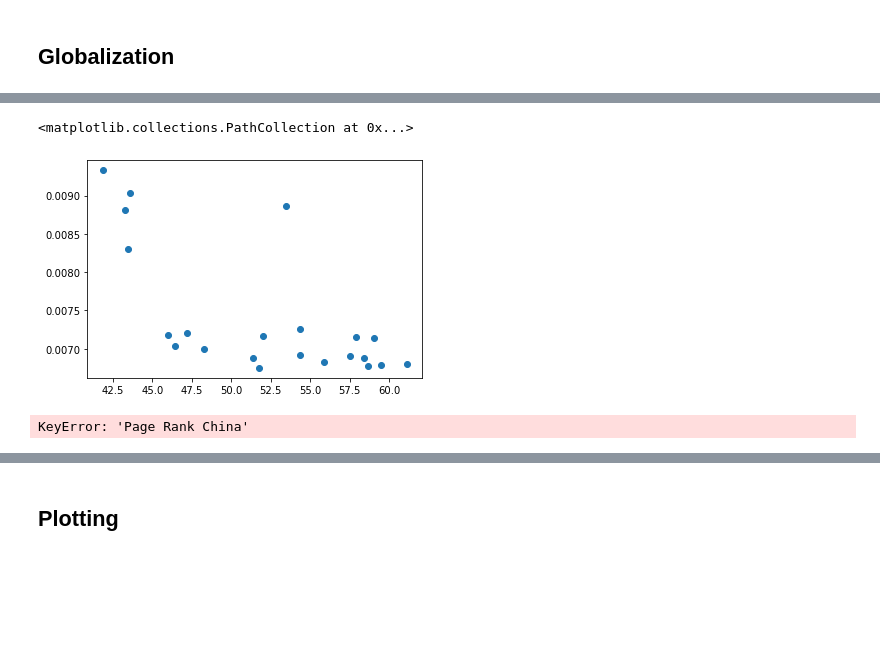
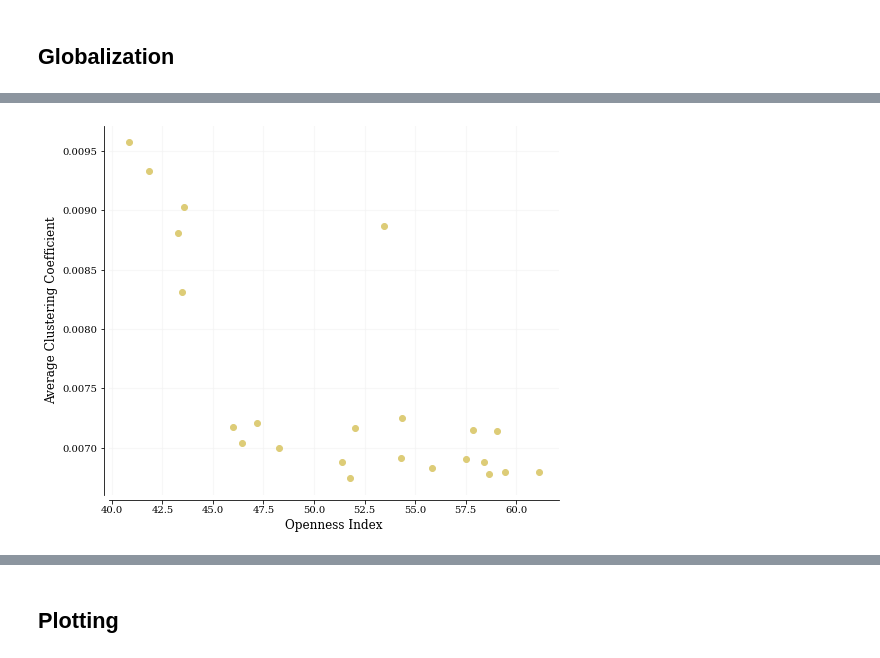
Before and after one commit to heissjl/gp-lio-network, a Jupyter notebook: 02_analysis.ipynb, the cells around one changed output, grey strips where cells are left out. Cells and saved outputs as stored; diff of their text form; code cells hidden in the pictures; blank space fills up the shorter version.

```diff
--- a/02_analysis.ipynb
+++ b/02_analysis.ipynb
@@ -51,7 +380,7 @@ print(G07.get_edge_data(842, 156))
 data_avg = pd.read_pickle('../../data/baci_weighted_average.pkl')
 # %%
 ## create undirected weighted average graphs from dataframes
-
+N95 = nx.from_pandas_edgelist(data_avg[(data_avg['t']==1995)], 'i', 'j', 'v_minmax_avg', create_using=nx.Graph())
 N96 = nx.from_pandas_edgelist(data_avg[(data_avg['t']==1996)], 'i', 'j', 'v_minmax_avg', create_using=nx.Graph())
 N97 = nx.from_pandas_edgelist(data_avg[(data_avg['t']==1997)], 'i', 'j', 'v_minmax_avg', create_using=nx.Graph())
 N98 = nx.from_pandas_edgelist(data_avg[(data_avg['t']==1998)], 'i', 'j', 'v_minmax_avg', create_using=nx.Graph())
@@ -83,9 +408,9 @@ print(N11.get_edge_data(156, 842))
 # %%
-graph_list = [N96,N97,N98,N99,N00,N01,N02,N03,N04,N05,N06,N07,N08,N09,N10,N11,N12,N13,N14,N15,N16,N17]
+graph_list = [N95,N96,N97,N98,N99,N00,N01,N02,N03,N04,N05,N06,N07,N08,N09,N10,N11,N12,N13,N14,N15,N16,N17]
 
 
 ##TODO: subset graphs to kgN
-node_set_list = [set(N96),set(N97),set(N98),set(N99),set(N00),set(N01),set(N02),set(N03),set(N04),set(N05),set(N06),set(N07),set(N08),set(N09),set(N10),set(N11),set(N12),set(N13),set(N14),set(N15),set(N16),set(N17)]
+node_set_list = [set(N95),set(N96),set(N97),set(N98),set(N99),set(N00),set(N01),set(N02),set(N03),set(N04),set(N05),set(N06),set(N07),set(N08),set(N09),set(N10),set(N11),set(N12),set(N13),set(N14),set(N15),set(N16),set(N17)]
 
 i = set.intersection(*node_set_list)
 u = set.union(*node_set_list)
@@ -107,6 +432,6 @@ for i in c:
     dropped_states.append(country_codes[country_codes['country_code']==i]['country_name_abbreviation'])
 
 # print names
-print(dropped_states)
+#print(dropped_states)
 # %% [output]
 {516, 652, 16, 530, 275, 531, 534, 535, 674, 426, 175, 688, 56, 697, 442, 58, 316, 710, 711, 72, 849, 728, 729, 736, 748, 499, 891}
@@ -132,7 +441,8 @@ Name: country_name_abbreviation, dtype: object]
 ## Globalization
 # %%
 OPIX.dropna()
-year_list_int = [1996,1997,1998,1999,2000,2001,2002,2003,2004,2005,2006,2007,2008,2009,2010,2011,2012,2013,2014,2015,2016,2017]
+OPIX2 = OPIX.copy()
+year_list_int = [1995,1996,1997,1998,1999,2000,2001,2002,2003,2004,2005,2006,2007,2008,2009,2010,2011,2012,2013,2014,2015,2016,2017]
 OPIX = OPIX[OPIX['Year'].isin(year_list_int)]
 OPIX
 # %% [output]
@@ -255,10 +716,33 @@ plt.scatter(sumdf['Year'],sumdf['Average Clustering Coefficient'])
 # %%
-plt.scatter(sumdf['OPIX'],sumdf['Average Clustering Coefficient'])
+fig = plt.figure()
+ax = plt.axes()
+
+ax.grid(color="0.95", linestyle='-', linewidth=1.2, alpha=0.6)
+
+ax.scatter(sumdf['OPIX'], sumdf['Average Clustering Coefficient'], label='Clustering Coefficient', color=cmap(2))
+
+ax.set_xlabel('Openness Index')
+ax.set_ylabel('Average Clustering Coefficient')
+
+
+#ax.set_xlim(xmin=1995, xmax=2017)
+#ax.set_ylim(ymin=-0.11, ymax=-0.06)
+ax.tick_params(pad=2.8, labelbottom=False, labeltop=True, labelleft=True, labelright=False)
+ax.get_xaxis().tick_bottom()
+ax.get_yaxis().tick_left()
+ax.tick_params(axis='x', direction='out')
+ax.tick_params(axis='y', direction='out')
+ax.spines['top'].set_visible(False)
+ax.spines['right'].set_visible(False)
+for spine in ax.spines.values():
+    spine.set_position(('outward', 5))
+
+ax.set_axisbelow(True)
+fig.tight_layout()
+
+plt.draw()
+
+## save figure to file
+fig.savefig('../../figures/'+'clustering_2'+'.png', dpi=300)
 # %% [output]
-<matplotlib.collections.PathCollection at 0x...>
-[figure, old version]
+[figure, new version]
-# %%
-plt.scatter(sumdf['OPIX'],sumdf['Page Rank China'])
-plt.scatter(sumdf['OPIX'],sumdf['Page Rank USA'])
-# %% [output]
-KeyError: 'Page Rank China'
```
Also changed, not shown: parts of 73 cells of this notebook, 1 other file.
